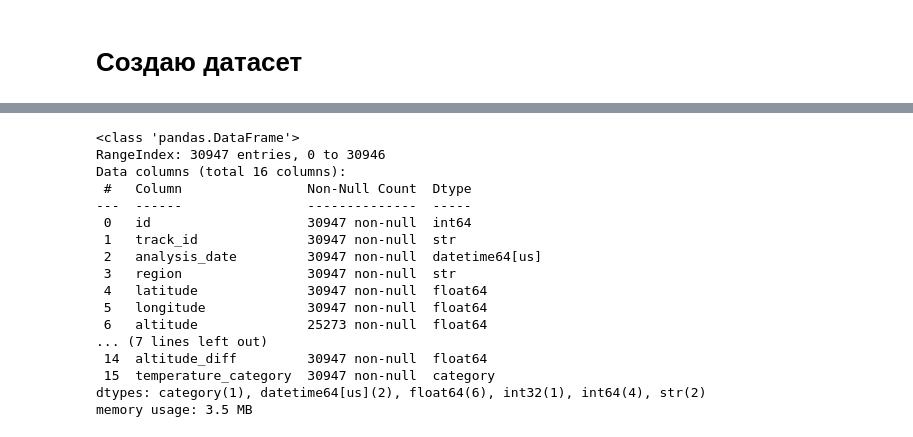
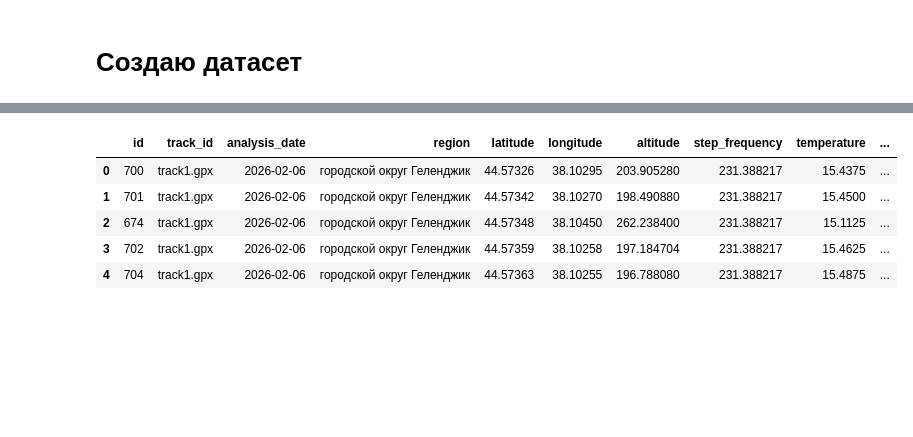
Before and after one commit to HungryArthur/champ, a Jupyter notebook: module_A/Report.ipynb, the cells around one changed output, grey strips where cells are left out. Drawn from its saved outputs; the diff is of its cells as text; code cells hidden in the pictures; blank space fills up the shorter version.

```diff
--- a/module_A/Report.ipynb
+++ b/module_A/Report.ipynb
@@ -556,4 +376,2 @@ connect.close()
 # %% [markdown]
 # Создаю датасет
-# %%
-df = pd.read_sql_table(table_name="track_analysis", con="postgresql://arthur:146a@localhost:5430/db_arthur", schema="public", parse_dates=["analysis_date"])
@@ -604 +410,10 @@ df_corr
+# %%
+df_corr.head(5)
+# %% [output]
+|  | id | track_id | analysis_date | region | latitude | longitude | altitude | step_frequency | temperature | ... |
+| 0 | 700 | track1.gpx | 2026-02-06 | городской округ Геленджик | 44.57326 | 38.10295 | 203.905280 | 231.388217 | 15.4375 | ... |
+| 1 | 701 | track1.gpx | 2026-02-06 | городской округ Геленджик | 44.57342 | 38.10270 | 198.490880 | 231.388217 | 15.4500 | ... |
+| 2 | 674 | track1.gpx | 2026-02-06 | городской округ Геленджик | 44.57348 | 38.10450 | 262.238400 | 231.388217 | 15.1125 | ... |
+| 3 | 702 | track1.gpx | 2026-02-06 | городской округ Геленджик | 44.57359 | 38.10258 | 197.184704 | 231.388217 | 15.4625 | ... |
+| 4 | 704 | track1.gpx | 2026-02-06 | городской округ Геленджик | 44.57363 | 38.10255 | 196.788080 | 231.388217 | 15.4875 | ... |
 # %%
@@ -609,23 +423,3 @@ corr_matrix = df_corr[features].corr()
-# %%
-df_corr.info()
-# %% [output]
-<class 'pandas.DataFrame'>
-RangeIndex: 30947 entries, 0 to 30946
-Data columns (total 16 columns):
- #   Column                Non-Null Count  Dtype
----  ------                --------------  -----
- 0   id                    30947 non-null  int64
- 1   track_id              30947 non-null  str
- 2   analysis_date         30947 non-null  datetime64[us]
- 3   region                30947 non-null  str
- 4   latitude              30947 non-null  float64
- 5   longitude             30947 non-null  float64
- 6   altitude              25273 non-null  float64
-... (7 lines left out)
- 14  altitude_diff         30947 non-null  float64
- 15  temperature_category  30947 non-null  category
-dtypes: category(1), datetime64[us](2), float64(6), int32(1), int64(4), str(2)
-memory usage: 3.5 MB
 # %%
 plt.figure(figsize=(8, 6))
 sns.heatmap(corr_matrix, annot=True, cmap='coolwarm', fmt=".2f", linewidths=.5)
```
Also changed, not shown: parts of 55 cells of this notebook, 47 other files.
